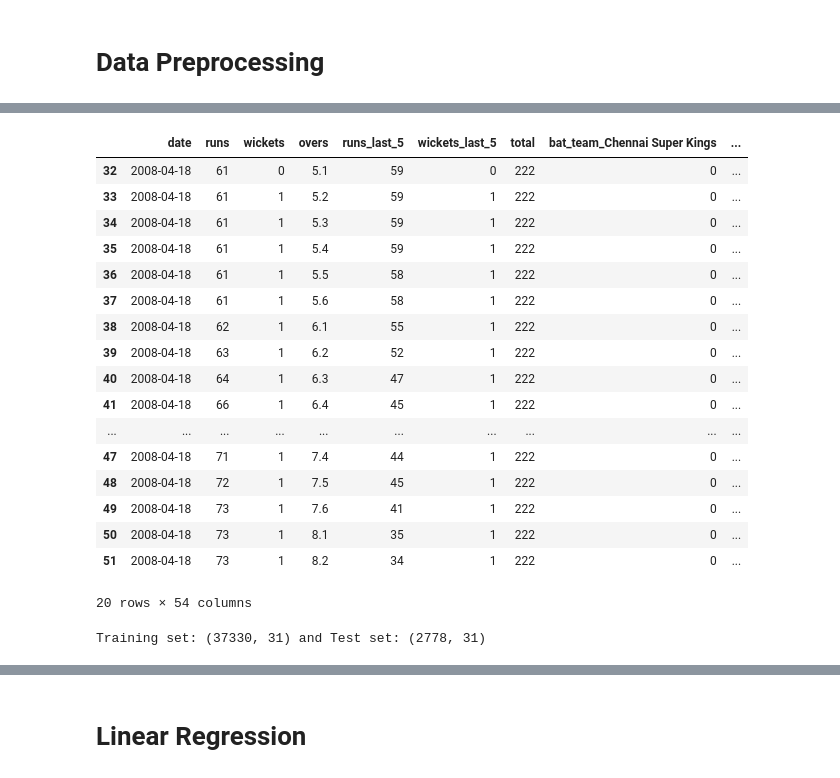
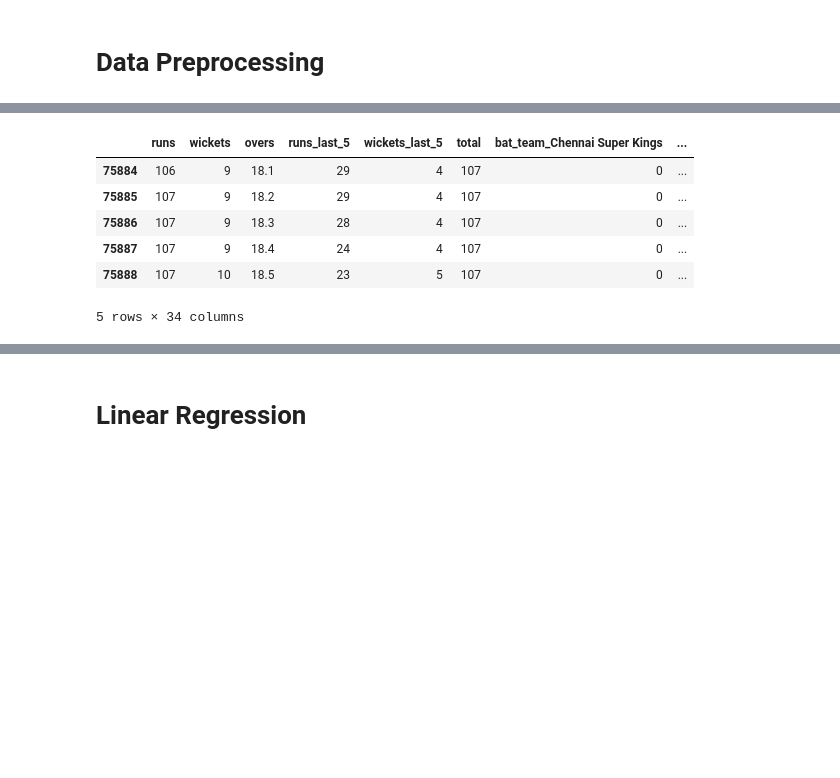
Before and after one commit to TAM-VIT/IPL_Score_Prediction, a Jupyter notebook: IPL.ipynb, the cells around one changed output, grey strips where cells are left out. Drawn from its saved outputs; the diff is of its cells as text; code cells hidden in the pictures; blank space fills up the shorter version.

```diff
--- a/IPL.ipynb
+++ b/IPL.ipynb
@@ -72,3 +127,7 @@ array(['Kolkata Knight Riders', 'Chennai Super Kings', 'Rajasthan Royals',
        'Kochi Tuskers Kerala', 'Pune Warriors', 'Sunrisers Hyderabad',
        'Rising Pune Supergiants', 'Gujarat Lions',
        'Rising Pune Supergiant'], dtype=object)
+# %%
+#Replace the data of Deccan Chargers to Sunrisers Hyderabad
+data['bat_team'] = data['bat_team'].str.replace('Deccan Chargers', 'Sunrisers Hyderabad')
+data['bowl_team'] = data['bowl_team'].str.replace('Deccan Chargers', 'Sunrisers Hyderabad')
@@ -102,7 +155,0 @@ array(['Royal Challengers Bangalore', 'Kings XI Punjab',
-# %%
-#Converting the column 'date' from string into datatime object
-from datetime import datetime
-print("Before converting date column from string to datetime object: {}".format(type(data.iloc[0,0])))
-#data['date'] = data['date'].apply(lambda x: datetime.strptime(x, '%Y-%m-%d'))
-data['date'] = pd.to_datetime(data['date'], format='%Y-%m-%d')
-print('After converting date column from string to datetime object: {}'.format(type(data.iloc[0,0])))
@@ -111,0 +178,9 @@ After converting date column from string to datetime object: <class 'pandas._lib
+# %%
+Grounds = [ 'Wankhede Stadium', 'Sharjah Cricket Stadium', 'Sheikh Zayed Stadium', 'Sardar Patel Stadium, Motera', 'Rajiv Gandhi International Stadium, Uppal',
+          'Punjab Cricket Association Stadium, Mohali', 'Punjab Cricket Association IS Bindra Stadium, Mohali', 'M Chinnaswamy Stadium'
+          ,'MA Chidambaram Stadium, Chepauk', 'Eden Gardens', 'Dubai International Cricket Stadium','Saurashtra Cricket Association Stadium','Vidarbha Cricket Association Stadium, Jamtha' ]
+# %%
+#keeping only consistent venues
+print('Before removing inconsistent venues: {}'.format(data.shape))
+data=data[(data['venue'].isin(Grounds))]
+print('After removing inconsistent venues: {}'.format(data.shape))
@@ -167,22 +239,11 @@ After removing inconsistent venues: (0, 10)
 # %%
-encode.head(20)
+encode.tail()
 # %% [output]
-|  | date | runs | wickets | overs | runs_last_5 | wickets_last_5 | total | bat_team_Chennai Super Kings | ... |
-| 32 | 2008-04-18 | 61 | 0 | 5.1 | 59 | 0 | 222 | 0 | ... |
-| 33 | 2008-04-18 | 61 | 1 | 5.2 | 59 | 1 | 222 | 0 | ... |
-| 34 | 2008-04-18 | 61 | 1 | 5.3 | 59 | 1 | 222 | 0 | ... |
-| 35 | 2008-04-18 | 61 | 1 | 5.4 | 59 | 1 | 222 | 0 | ... |
-| 36 | 2008-04-18 | 61 | 1 | 5.5 | 58 | 1 | 222 | 0 | ... |
-| 37 | 2008-04-18 | 61 | 1 | 5.6 | 58 | 1 | 222 | 0 | ... |
-| 38 | 2008-04-18 | 62 | 1 | 6.1 | 55 | 1 | 222 | 0 | ... |
-| 39 | 2008-04-18 | 63 | 1 | 6.2 | 52 | 1 | 222 | 0 | ... |
-| 40 | 2008-04-18 | 64 | 1 | 6.3 | 47 | 1 | 222 | 0 | ... |
-| 41 | 2008-04-18 | 66 | 1 | 6.4 | 45 | 1 | 222 | 0 | ... |
-| ... | ... | ... | ... | ... | ... | ... | ... | ... | ... |
-| 47 | 2008-04-18 | 71 | 1 | 7.4 | 44 | 1 | 222 | 0 | ... |
-| 48 | 2008-04-18 | 72 | 1 | 7.5 | 45 | 1 | 222 | 0 | ... |
-| 49 | 2008-04-18 | 73 | 1 | 7.6 | 41 | 1 | 222 | 0 | ... |
-| 50 | 2008-04-18 | 73 | 1 | 8.1 | 35 | 1 | 222 | 0 | ... |
-| 51 | 2008-04-18 | 73 | 1 | 8.2 | 34 | 1 | 222 | 0 | ... |
+|  | runs | wickets | overs | runs_last_5 | wickets_last_5 | total | bat_team_Chennai Super Kings | ... |
+| 75884 | 106 | 9 | 18.1 | 29 | 4 | 107 | 0 | ... |
+| 75885 | 107 | 9 | 18.2 | 29 | 4 | 107 | 0 | ... |
+| 75886 | 107 | 9 | 18.3 | 28 | 4 | 107 | 0 | ... |
+| 75887 | 107 | 9 | 18.4 | 24 | 4 | 107 | 0 | ... |
+| 75888 | 107 | 10 | 18.5 | 23 | 5 | 107 | 0 | ... |
-20 rows × 54 columns
+5 rows × 34 columns
 # %%
@@ -200,16 +258 @@ encode = encode[['date', 'bat_team_Chennai Super Kings', 'bat_team_Delhi Daredev
               'overs', 'runs', 'wickets', 'runs_last_5', 'wickets_last_5', 'total']]
-# %%
-#splitting the data into train and test set
-X_train = encode.drop(labels = 'total', axis=1)[encode['date'].dt.year<=2016]
-X_test = encode.drop(labels='total', axis=1)[encode['date'].dt.year >= 2017]
-
-y_train = encode[encode['date'].dt.year <= 2016]['total'].values
-y_test = encode[encode['date'].dt.year >= 2017]['total'].values
-
-# Removing the 'date' column
-X_train.drop(labels='date', axis=True, inplace=True)
-X_test.drop(labels='date', axis=True, inplace=True)
-
-print("Training set: {} and Test set: {}".format(X_train.shape, X_test.shape))
-# %% [output]
-Training set: (37330, 31) and Test set: (2778, 31)
```
Also changed, not shown: parts of 71 cells of this notebook, 3 other files.
